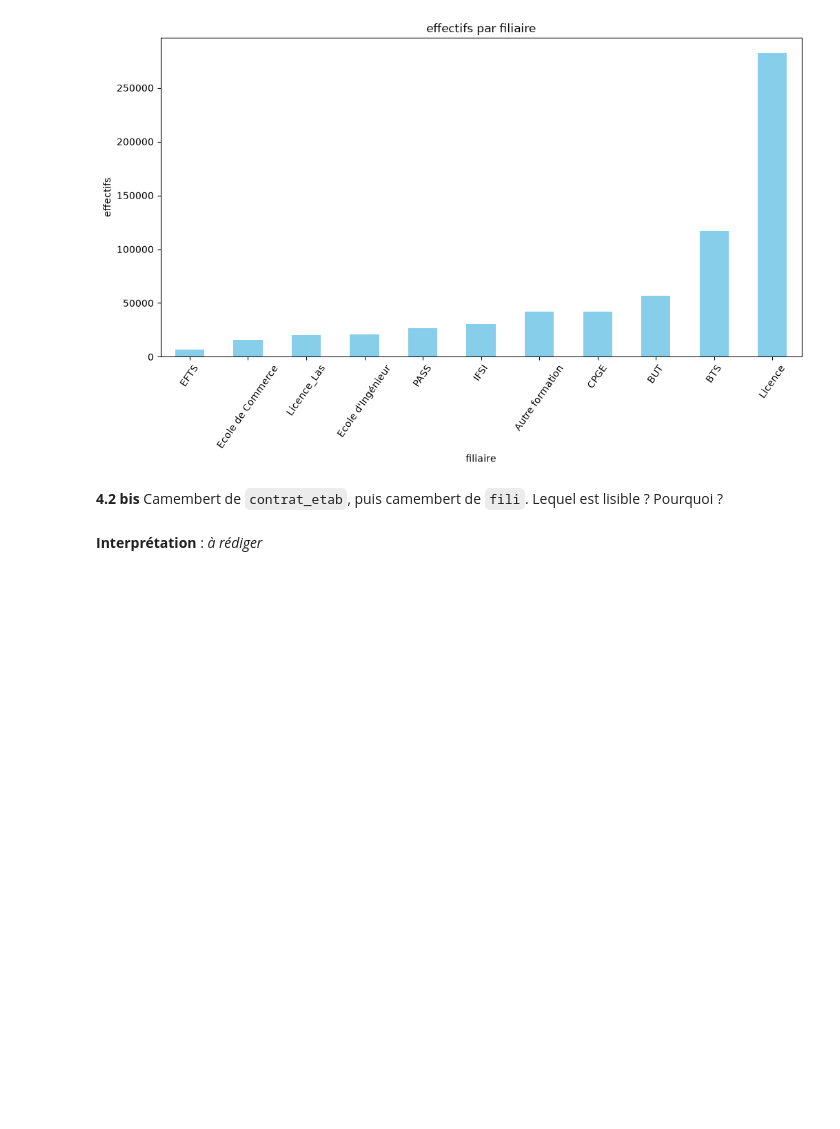
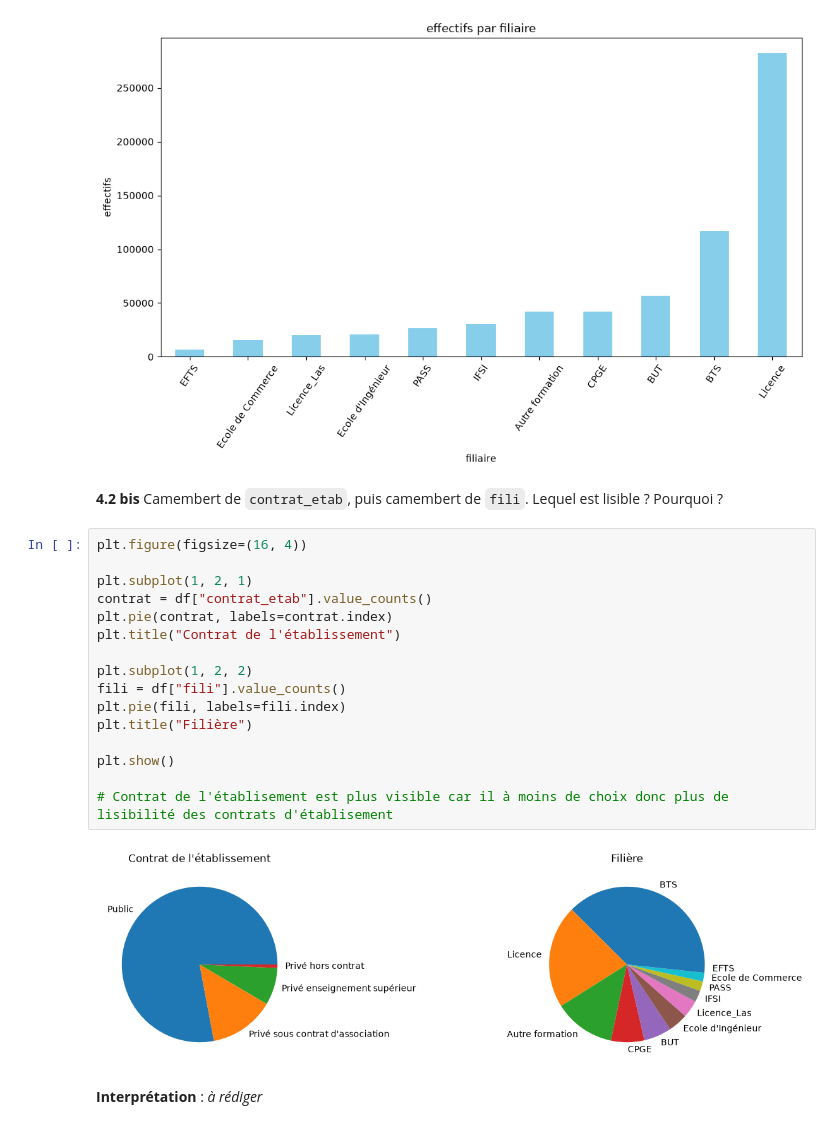
Before and after one commit to Ueihta/tp_EA_MG, a Jupyter notebook: TP_Parcoursup.ipynb, the cells around one changed output. Drawn from its saved outputs; the diff is of its cells as text; blank space fills up the shorter version.

Commit message:
Graphique

```diff
--- a/TP_Parcoursup.ipynb
+++ b/TP_Parcoursup.ipynb
@@ -300,6 +300,24 @@ plt.show()
 [figure]
 # %% [markdown]
 **4.2 bis** Camembert de `contrat_etab`, puis camembert de `fili`. Lequel est lisible ? Pourquoi ?
+# %%
+plt.figure(figsize=(16, 4))
+
+plt.subplot(1, 2, 1)
+contrat = df["contrat_etab"].value_counts()
+plt.pie(contrat, labels=contrat.index)
+plt.title("Contrat de l'établissement")
+
+plt.subplot(1, 2, 2)
+fili = df["fili"].value_counts()
+plt.pie(fili, labels=fili.index)
+plt.title("Filière")
+
+plt.show()
+
+# Contrat de l'établisement est plus visible car il à moins de choix donc plus de lisibilité des contrats d'établisement
+# %% [output]
+[figure, added]
 # %% [markdown]
 **Interprétation** : _à rédiger_
 # %% [markdown]
```
Also changed, not shown: parts of 2 cells of this notebook.
